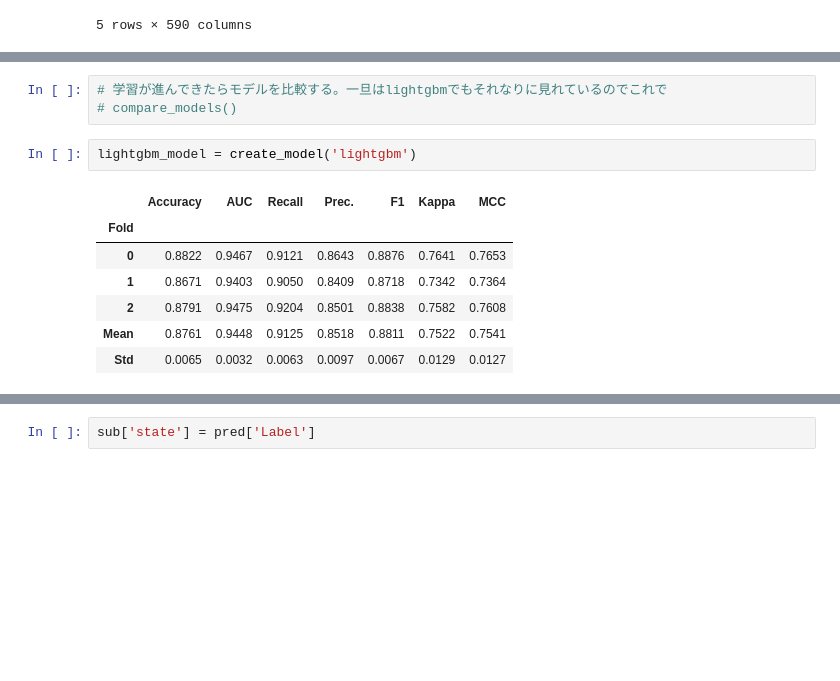
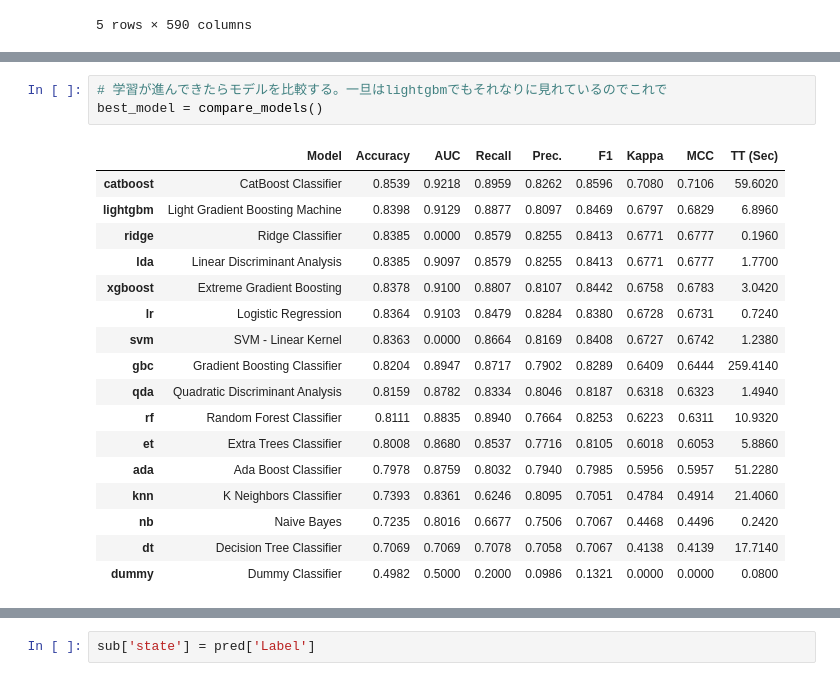
Before and after one commit to batamorphism/Kaggle, a Jupyter notebook: TPS2204/practice_PyCaret.ipynb, the cells around one changed output, grey strips where cells are left out. Drawn from its saved outputs; the diff is of its cells as text; blank space fills up the shorter version.

```diff
--- a/TPS2204/practice_PyCaret.ipynb
+++ b/TPS2204/practice_PyCaret.ipynb
@@ -183,15 +209,23 @@ clf1 = setup(data = train_df_label,
 | 59 | Fix Imbalance Method | SMOTE |
 # %%
 # 学習が進んできたらモデルを比較する。一旦はlightgbmでもそれなりに見れているのでこれで
-# compare_models()
+best_model = compare_models()
+# %% [output]
+|  | Model | Accuracy | AUC | Recall | Prec. | F1 | Kappa | MCC | TT (Sec) |
+| catboost | CatBoost Classifier | 0.8539 | 0.9218 | 0.8959 | 0.8262 | 0.8596 | 0.7080 | 0.7106 | 59.6020 |
+| lightgbm | Light Gradient Boosting Machine | 0.8398 | 0.9129 | 0.8877 | 0.8097 | 0.8469 | 0.6797 | 0.6829 | 6.8960 |
+| ridge | Ridge Classifier | 0.8385 | 0.0000 | 0.8579 | 0.8255 | 0.8413 | 0.6771 | 0.6777 | 0.1960 |
+| lda | Linear Discriminant Analysis | 0.8385 | 0.9097 | 0.8579 | 0.8255 | 0.8413 | 0.6771 | 0.6777 | 1.7700 |
+| xgboost | Extreme Gradient Boosting | 0.8378 | 0.9100 | 0.8807 | 0.8107 | 0.8442 | 0.6758 | 0.6783 | 3.0420 |
+| lr | Logistic Regression | 0.8364 | 0.9103 | 0.8479 | 0.8284 | 0.8380 | 0.6728 | 0.6731 | 0.7240 |
+| svm | SVM - Linear Kernel | 0.8363 | 0.0000 | 0.8664 | 0.8169 | 0.8408 | 0.6727 | 0.6742 | 1.2380 |
+| gbc | Gradient Boosting Classifier | 0.8204 | 0.8947 | 0.8717 | 0.7902 | 0.8289 | 0.6409 | 0.6444 | 259.4140 |
+| qda | Quadratic Discriminant Analysis | 0.8159 | 0.8782 | 0.8334 | 0.8046 | 0.8187 | 0.6318 | 0.6323 | 1.4940 |
+| rf | Random Forest Classifier | 0.8111 | 0.8835 | 0.8940 | 0.7664 | 0.8253 | 0.6223 | 0.6311 | 10.9320 |
+| et | Extra Trees Classifier | 0.8008 | 0.8680 | 0.8537 | 0.7716 | 0.8105 | 0.6018 | 0.6053 | 5.8860 |
+| ada | Ada Boost Classifier | 0.7978 | 0.8759 | 0.8032 | 0.7940 | 0.7985 | 0.5956 | 0.5957 | 51.2280 |
+| knn | K Neighbors Classifier | 0.7393 | 0.8361 | 0.6246 | 0.8095 | 0.7051 | 0.4784 | 0.4914 | 21.4060 |
+| nb | Naive Bayes | 0.7235 | 0.8016 | 0.6677 | 0.7506 | 0.7067 | 0.4468 | 0.4496 | 0.2420 |
+| dt | Decision Tree Classifier | 0.7069 | 0.7069 | 0.7078 | 0.7058 | 0.7067 | 0.4138 | 0.4139 | 17.7140 |
+| dummy | Dummy Classifier | 0.4982 | 0.5000 | 0.2000 | 0.0986 | 0.1321 | 0.0000 | 0.0000 | 0.0800 |
-# %%
-lightgbm_model = create_model('lightgbm')
-# %% [output]
-|  | Accuracy | AUC | Recall | Prec. | F1 | Kappa | MCC |
-| Fold |  |  |  |  |  |  |  |
-| 0 | 0.8822 | 0.9467 | 0.9121 | 0.8643 | 0.8876 | 0.7641 | 0.7653 |
-| 1 | 0.8671 | 0.9403 | 0.9050 | 0.8409 | 0.8718 | 0.7342 | 0.7364 |
-| 2 | 0.8791 | 0.9475 | 0.9204 | 0.8501 | 0.8838 | 0.7582 | 0.7608 |
-| Mean | 0.8761 | 0.9448 | 0.9125 | 0.8518 | 0.8811 | 0.7522 | 0.7541 |
-| Std | 0.0065 | 0.0032 | 0.0063 | 0.0097 | 0.0067 | 0.0129 | 0.0127 |
 # %%
```
Also changed, not shown: parts of 14 cells of this notebook, 1 other file.
